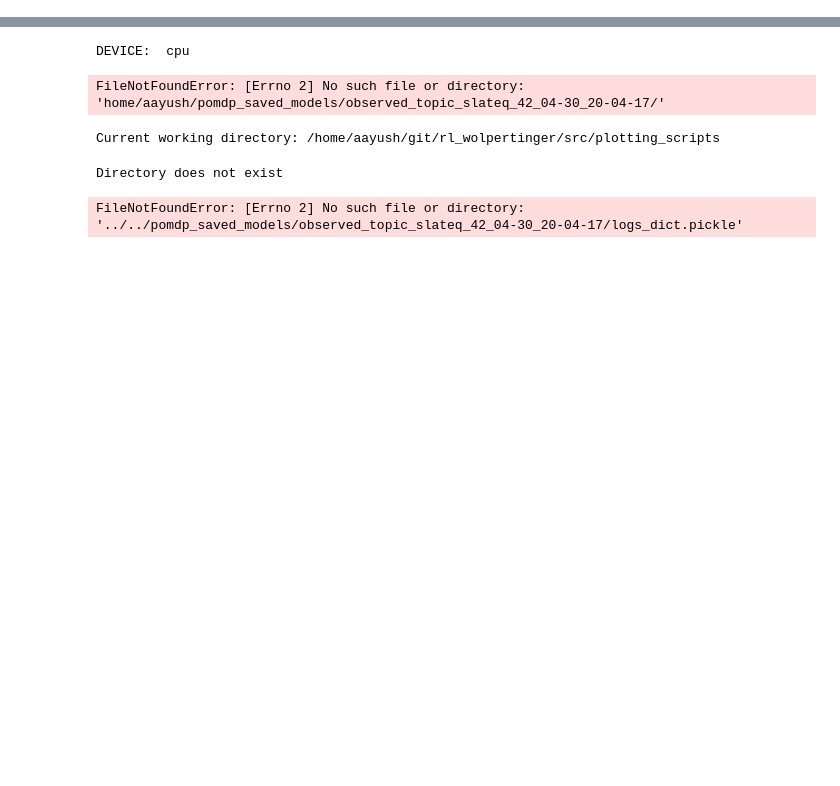
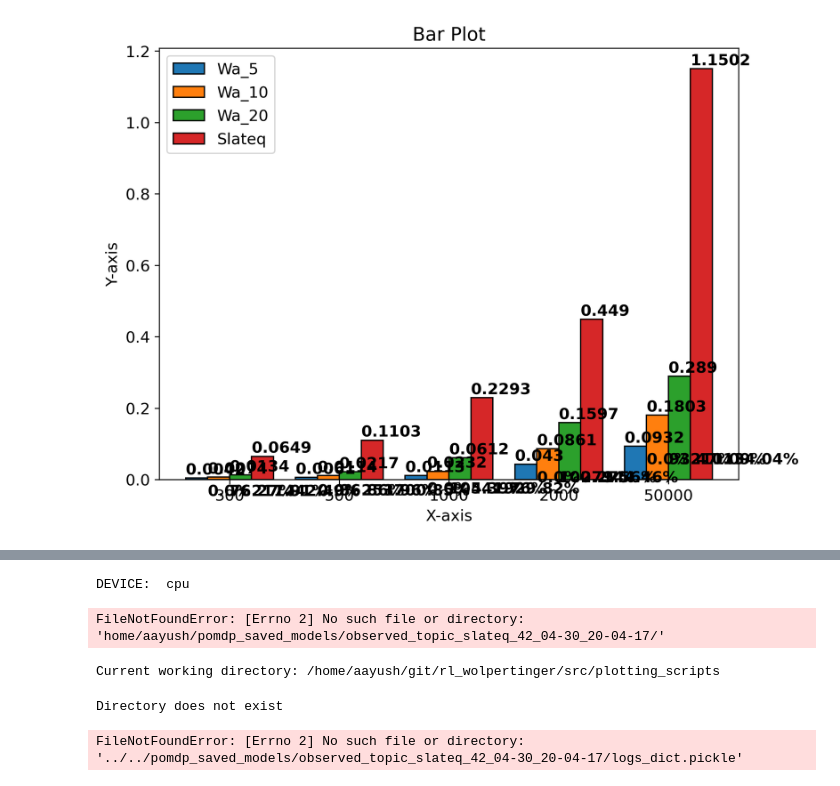
Before and after one commit to Asr419/rl_wolpertinger, a Jupyter notebook: src/plotting_scripts/train_plot.ipynb, the cells around one changed output, grey strips where cells are left out. Saved outputs shown, nothing was run; the diff lists cells and outputs as text; code cells hidden in the pictures; blank space fills up the shorter version.

```diff
--- a/src/plotting_scripts/train_plot.ipynb
+++ b/src/plotting_scripts/train_plot.ipynb
@@ -3,0 +128,69 @@ import os
+# %%
+import matplotlib.pyplot as plt
+
+# Define x-axis values
+x = [300, 500, 1000, 2000, 50000]
+
+# Define y-axis values
+wa_5 = [0.004210, 0.006127, 0.011299, 0.042985, 0.093208]
+wa_10 = [0.007421, 0.011449, 0.023207, 0.086088, 0.180334]
+wa_20 = [0.013384, 0.021687, 0.061213, 0.159714, 0.289025]
+slateq = [0.064939, 0.110338, 0.229349, 0.448962, 1.150223]
+
+# Set the figure size and dpi
+fig = plt.figure(figsize=(8, 6), dpi=300)
+
+# Set the font size
+plt.rcParams.update({'font.size': 12})
+
+# Set the width of the bars
+bar_width = 0.2
+
+# Set the positions of the bars on the x-axis
+r1 = [0, 1, 2, 3, 4]
+r2 = [x + bar_width for x in r1]
+r3 = [x + bar_width for x in r2]
+r4 = [x + bar_width for x in r3]
+
+# Create the bar plot
+plt.bar(r1, wa_5, color='#1f77b4', width=bar_width, edgecolor='black', label='Wa_5')
+plt.bar(r2, wa_10, color='#ff7f0e', width=bar_width, edgecolor='black', label='Wa_10')
+plt.bar(r3, wa_20, color='#2ca02c', width=bar_width, edgecolor='black', label='Wa_20')
+plt.bar(r4, slateq, color='#d62728', width=bar_width, edgecolor='black', label='Slateq')
+
+# Add x-axis ticks and labels
+plt.xticks([r + bar_width*1.5 for r in range(len(wa_5))], x)
+
+# Add a legend
+plt.legend()
+
+# Set the title and axis labels
+plt.title('Bar Plot')
+plt.xlabel('X-axis')
+plt.ylabel('Y-axis')
+
+# Add the value at the top of each bar
+for i, v in enumerate(wa_5):
+    plt.text(i - 0.1, v + 0.01, str(round(v, 4)), color='black', fontweight='bold')
+for i, v in enumerate(wa_10):
+    plt.text(i + 0.1, v + 0.01, str(round(v, 4)), color='black', fontweight='bold')
+for i, v in enumerate(wa_20):
+    plt.text(i + 0.3, v + 0.01, str(round(v, 4)), color='black', fontweight='bold')
+for i, v in enumerate(slateq):
+    plt.text(i + 0.5, v + 0.01, str(round(v, 4)), color='black', fontweight='bold')
+
+# Add the percentage from the minimum value for each x-axis value
+for i in range(len(x)):
+    min_val = min([wa_5[i], wa_10[i], wa_20[i], slateq[i]])
+    plt.text(i + 0.1, min_val - 0.05, str(round((wa_5[i] - min_val) / min_val * 100, 2)) + '%', color='black', fontweight='bold')
+    plt.text(i + 0.3, min_val - 0.05, str(round((wa_10[i] - min_val) / min_val * 100, 2)) + '%', color='black', fontweight='bold')
+    plt.text(i + 0.5, min_val - 0.05, str(round((wa_20[i] - min_val) / min_val * 100, 2)) + '%', color='black', fontweight='bold')
+    plt.text(i + 0.7, min_val - 0.05, str(round((slateq[i] - min_val) / min_val * 100, 2)) + '%', color='black', fontweight='bold')
+
+# Save the plot as a PDF file
+plt.savefig('bar_plot.pdf', bbox_inches='tight')
+
+# Show the plot
+plt.show()
+# %% [output]
+[figure, added]
```
Also changed, not shown: parts of 5 cells of this notebook, 4 other files.
